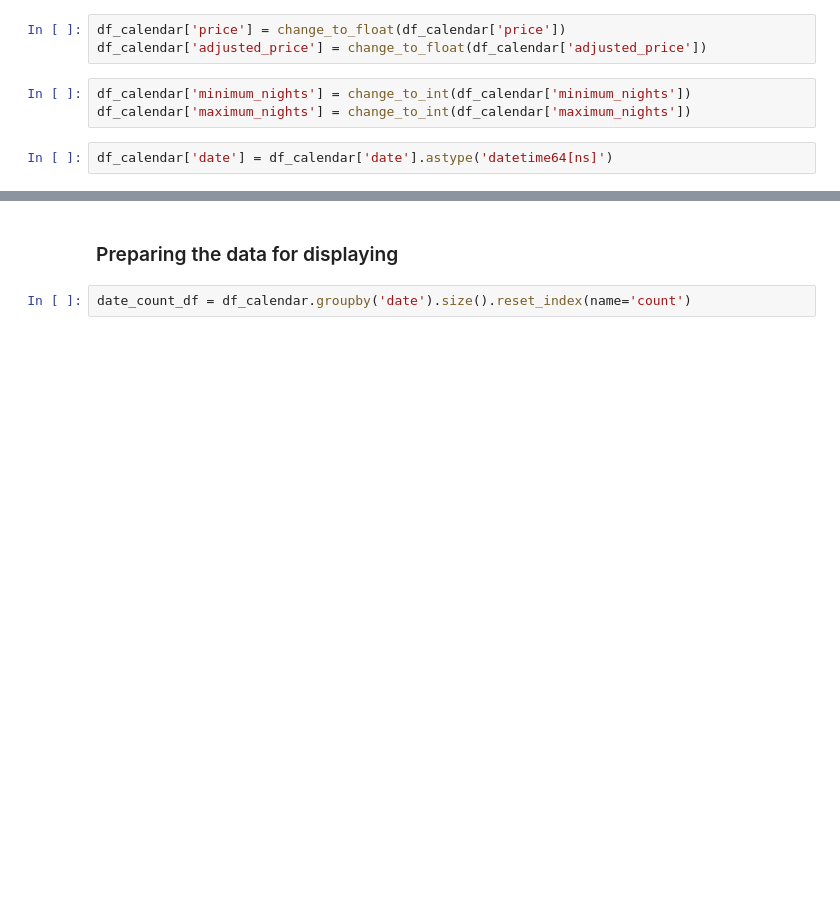
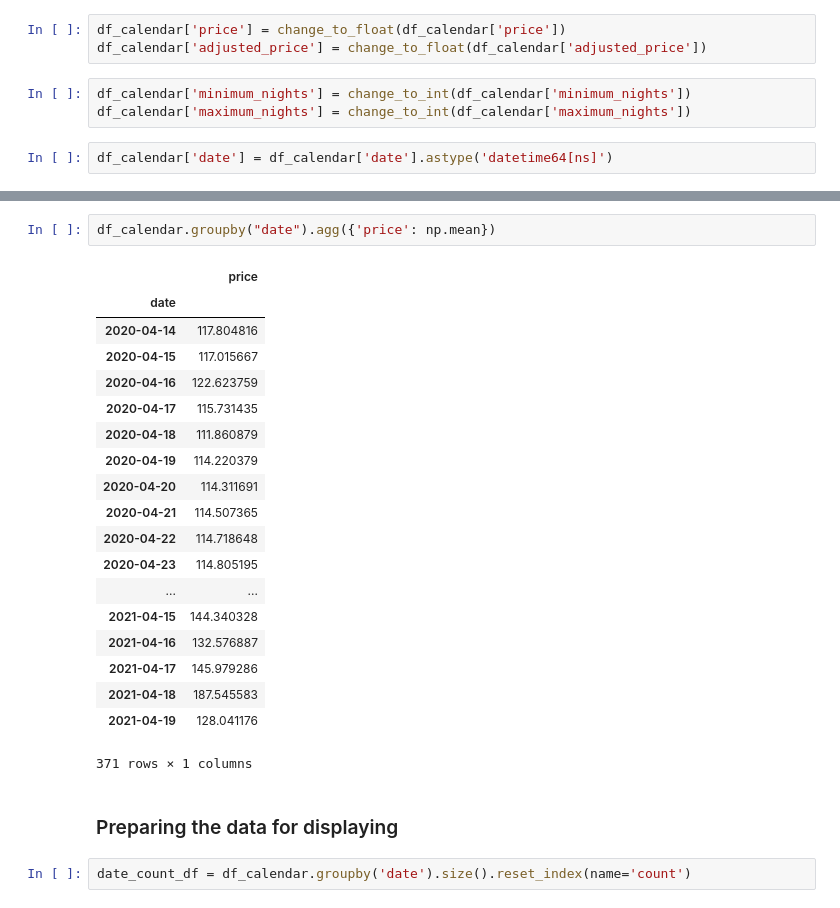
Before and after one commit to waltersmac/Predicting-AirBnB-Prices, a Jupyter notebook: Inside AirbnB - London 2020.ipynb, the cells around one changed output, grey strips where cells are left out. Drawn from its saved outputs; the diff is of its cells as text; blank space fills up the shorter version.

```diff
--- a/Inside AirbnB - London 2020.ipynb
+++ b/Inside AirbnB - London 2020.ipynb
@@ -167,3 +204,25 @@ df_calendar.describe().apply(lambda s: s.apply(lambda x: format(x, 'g')))
+# %%
+df_calendar.groupby("date").agg({'price': np.mean})
+# %% [output]
+|  | price |
+| date |  |
+| 2020-04-14 | 117.804816 |
+| 2020-04-15 | 117.015667 |
+| 2020-04-16 | 122.623759 |
+| 2020-04-17 | 115.731435 |
+| 2020-04-18 | 111.860879 |
+| 2020-04-19 | 114.220379 |
+| 2020-04-20 | 114.311691 |
+| 2020-04-21 | 114.507365 |
+| 2020-04-22 | 114.718648 |
+| 2020-04-23 | 114.805195 |
+| ... | ... |
+| 2021-04-15 | 144.340328 |
+| 2021-04-16 | 132.576887 |
+| 2021-04-17 | 145.979286 |
+| 2021-04-18 | 187.545583 |
+| 2021-04-19 | 128.041176 |
+371 rows × 1 columns
 # %% [markdown]
 ### Preparing the data for displaying
 # %%
```
Also changed, not shown: parts of 6 cells of this notebook.
